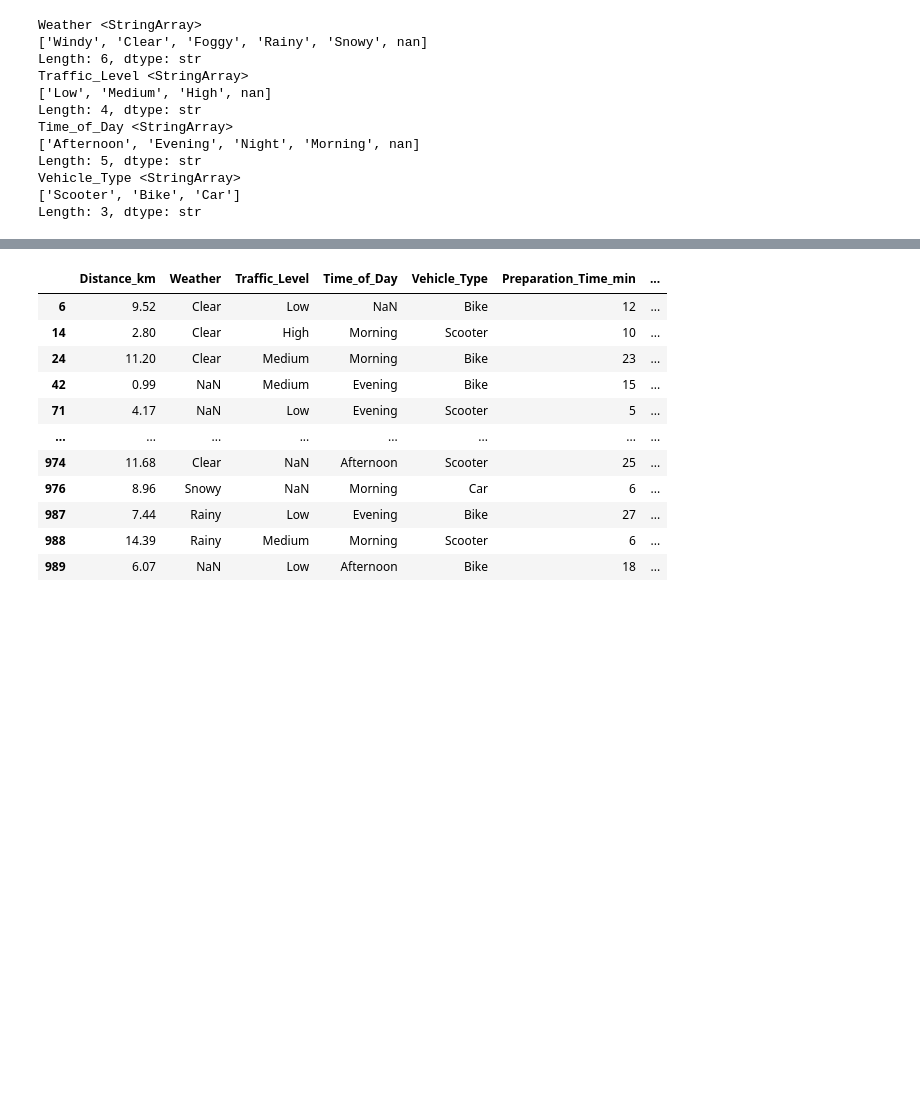
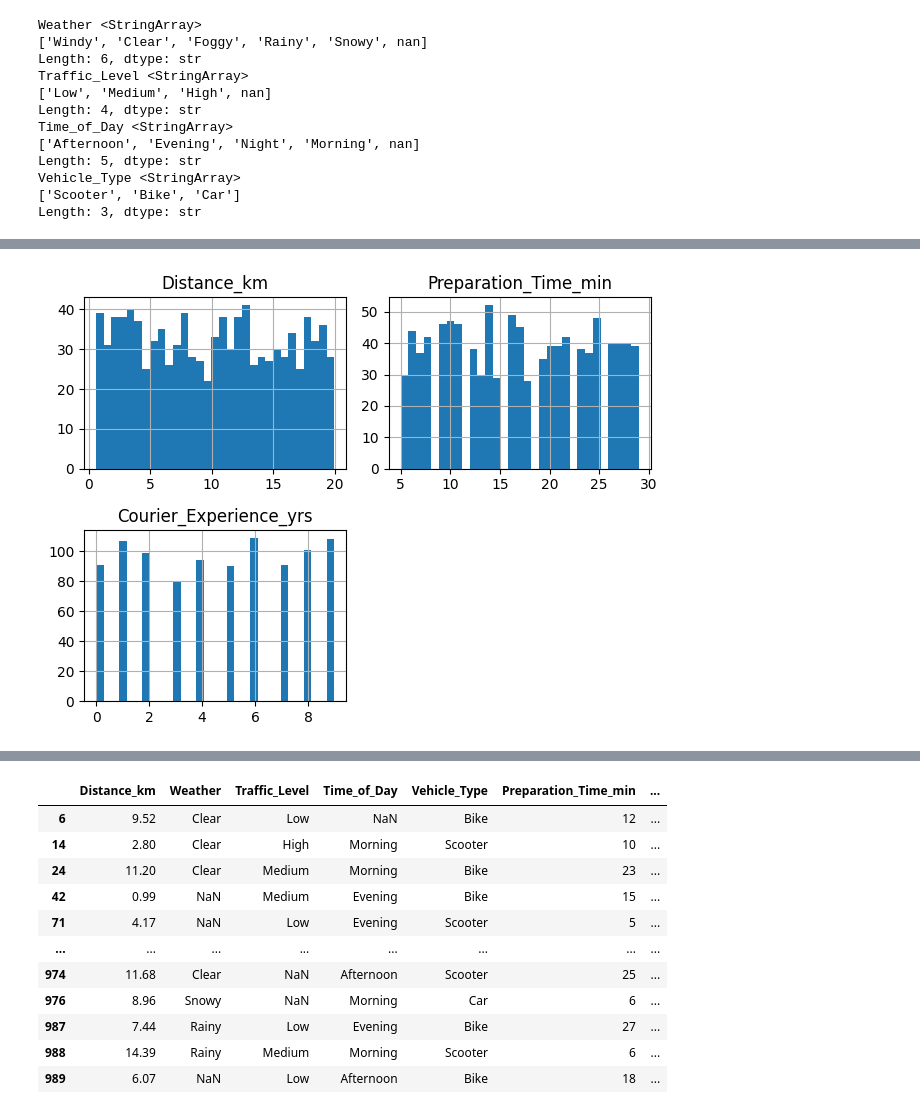
Before and after one commit to elouardyabderrahim/delivery-time-prediction, a Jupyter notebook: notebooks/eda.ipynb, the cells around one changed output, grey strips where cells are left out. Drawn from its saved outputs; the diff is of its cells as text; code cells hidden in the pictures; blank space fills up the shorter version.

```diff
--- a/notebooks/eda.ipynb
+++ b/notebooks/eda.ipynb
@@ -126,0 +179,9 @@ Length: 3, dtype: str
+# %%
+num_colums = ["Distance_km","Preparation_Time_min","Courier_Experience_yrs"]
+
+
+df[num_colums].hist(bins=bins)
+plt.tight_layout()
+plt.show()
+# %% [output]
+[figure, added]
```
Also changed, not shown: parts of 25 cells of this notebook, 8 other files.
